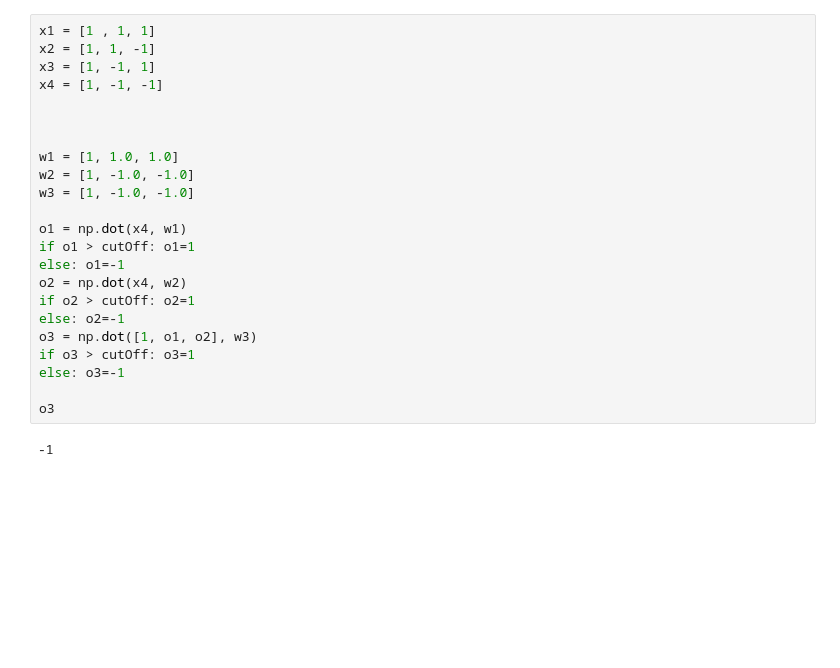
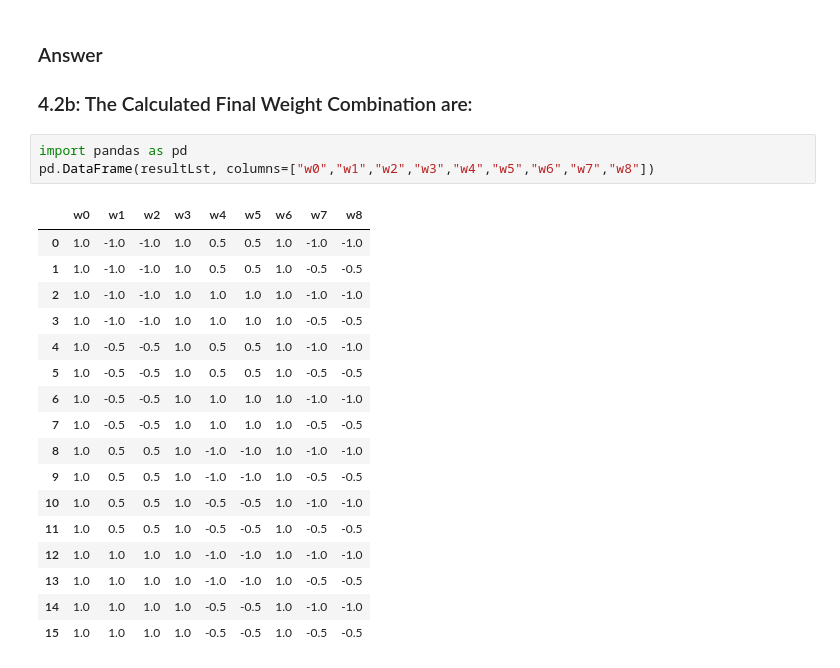
Before and after one commit to kyloop/Deep_Learning, a Jupyter notebook: q1_draft.ipynb, the cells around one changed output. Drawn from its saved outputs; the diff is of its cells as text; blank space fills up the shorter version.

```diff
--- a/q1_draft.ipynb
+++ b/q1_draft.ipynb
@@ -204,25 +213,25 @@ Weights Combinations:  [1, 1.0, 1.0] [1, -0.5, -0.5] [1, -0.5, -0.5]
-# %%
-x1 = [1 , 1, 1]
-x2 = [1, 1, -1]
-x3 = [1, -1, 1]
-x4 = [1, -1, -1]
-
-
-
-w1 = [1, 1.0, 1.0]
-w2 = [1, -1.0, -1.0]
-w3 = [1, -1.0, -1.0]
-
-o1 = np.dot(x4, w1)
-if o1 > cutOff: o1=1
-else: o1=-1
-o2 = np.dot(x4, w2)
-if o2 > cutOff: o2=1
-else: o2=-1
-o3 = np.dot([1, o1, o2], w3)
-if o3 > cutOff: o3=1
-else: o3=-1
-
-o3
-# %% [output]
--1
+# %% [markdown]
+
+### Answer
+### 4.2b: The Calculated Final Weight Combination are:
+# %%
+import pandas as pd
+pd.DataFrame(resultLst, columns=["w0","w1","w2","w3","w4","w5","w6","w7","w8"])
+# %% [output]
+|  | w0 | w1 | w2 | w3 | w4 | w5 | w6 | w7 | w8 |
+| 0 | 1.0 | -1.0 | -1.0 | 1.0 | 0.5 | 0.5 | 1.0 | -1.0 | -1.0 |
+| 1 | 1.0 | -1.0 | -1.0 | 1.0 | 0.5 | 0.5 | 1.0 | -0.5 | -0.5 |
+| 2 | 1.0 | -1.0 | -1.0 | 1.0 | 1.0 | 1.0 | 1.0 | -1.0 | -1.0 |
+| 3 | 1.0 | -1.0 | -1.0 | 1.0 | 1.0 | 1.0 | 1.0 | -0.5 | -0.5 |
+| 4 | 1.0 | -0.5 | -0.5 | 1.0 | 0.5 | 0.5 | 1.0 | -1.0 | -1.0 |
+| 5 | 1.0 | -0.5 | -0.5 | 1.0 | 0.5 | 0.5 | 1.0 | -0.5 | -0.5 |
+| 6 | 1.0 | -0.5 | -0.5 | 1.0 | 1.0 | 1.0 | 1.0 | -1.0 | -1.0 |
+| 7 | 1.0 | -0.5 | -0.5 | 1.0 | 1.0 | 1.0 | 1.0 | -0.5 | -0.5 |
+| 8 | 1.0 | 0.5 | 0.5 | 1.0 | -1.0 | -1.0 | 1.0 | -1.0 | -1.0 |
+| 9 | 1.0 | 0.5 | 0.5 | 1.0 | -1.0 | -1.0 | 1.0 | -0.5 | -0.5 |
+| 10 | 1.0 | 0.5 | 0.5 | 1.0 | -0.5 | -0.5 | 1.0 | -1.0 | -1.0 |
+| 11 | 1.0 | 0.5 | 0.5 | 1.0 | -0.5 | -0.5 | 1.0 | -0.5 | -0.5 |
+| 12 | 1.0 | 1.0 | 1.0 | 1.0 | -1.0 | -1.0 | 1.0 | -1.0 | -1.0 |
+| 13 | 1.0 | 1.0 | 1.0 | 1.0 | -1.0 | -1.0 | 1.0 | -0.5 | -0.5 |
+| 14 | 1.0 | 1.0 | 1.0 | 1.0 | -0.5 | -0.5 | 1.0 | -1.0 | -1.0 |
+| 15 | 1.0 | 1.0 | 1.0 | 1.0 | -0.5 | -0.5 | 1.0 | -0.5 | -0.5 |
```
Also changed, not shown: parts of 16 cells of this notebook.
